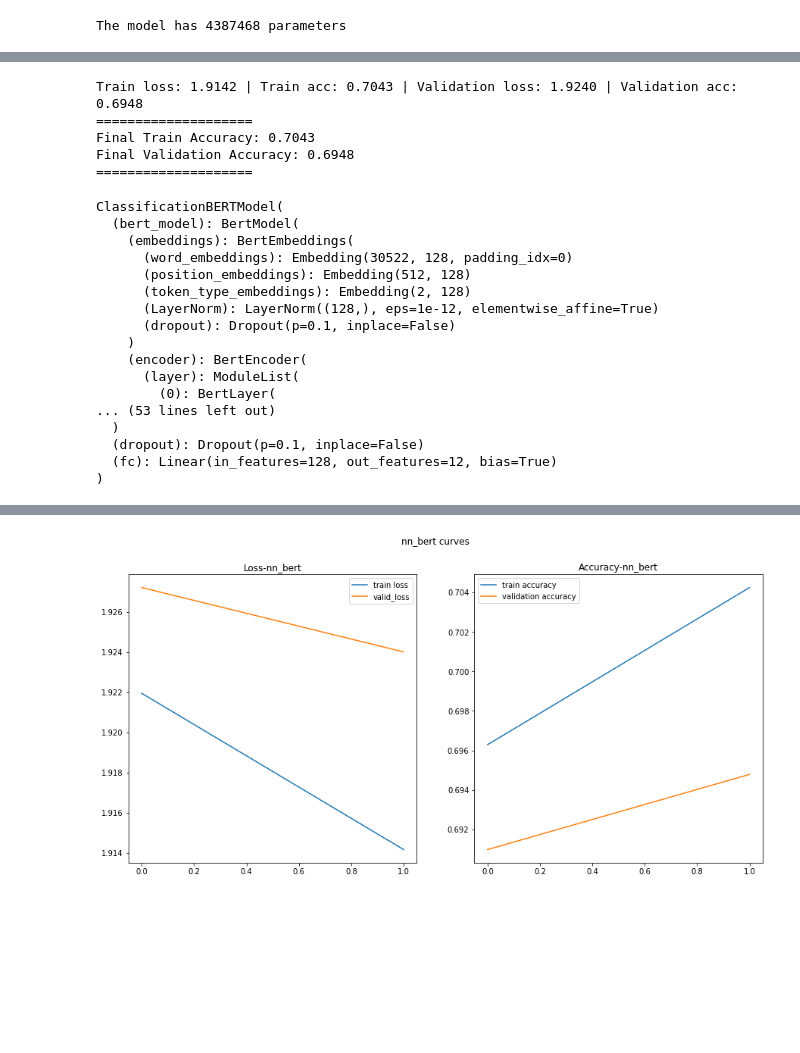
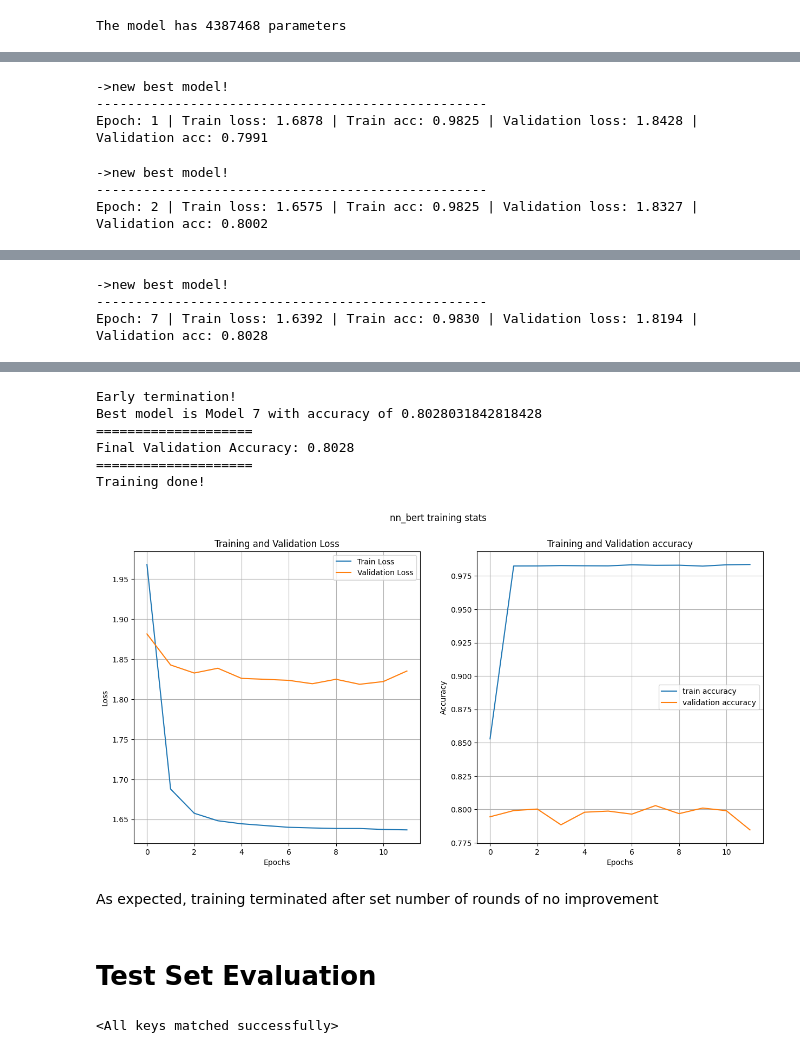
Before and after one commit to ozoin/NLP_Project, a Jupyter notebook: Assignment3.ipynb, the cells around one changed output, grey strips where cells are left out. Cells and saved outputs as stored; diff of their text form; code cells hidden in the pictures; blank space fills up the shorter version.

Commit message:
All done

```diff
--- a/Assignment3.ipynb
+++ b/Assignment3.ipynb
@@ -595,0 +614,2 @@ optimizer = torch.optim.Adam(model.parameters(), lr=0.0001)
+# %%
+model_embed.load_state_dict(torch.load('/content/drive/torch_models/nn_emb(30_epochs).pth'))
@@ -595,0 +620,18 @@ optimizer = torch.optim.Adam(model.parameters(), lr=0.0001)
+# %%
+def embed_predict(embedding, sent_len):
+  model_embed.eval()
+  with torch.inference_mode():
+    probs = model_embed(embedding.to(device), sent_len.to(device))
+    return torch.argmax(probs).detach().cpu().numpy()
+# %%
+y_test_embed = []
+y_val_embed = []
+
+
+for s in test_dataset:
+  x, y, sent_len = s
+  y_test_embed.append(embed_predict(x.unsqueeze(0), sent_len.unsqueeze(0)))
+
+for s in valid_dataset:
+  x, y, sent_len = s
+  y_val_embed.append(embed_predict(x.unsqueeze(0), sent_len.unsqueeze(0)))
@@ -715,7 +783,6 @@ class ClassificationBERTModel(nn.Module):
 
         super(ClassificationBERTModel, self).__init__()
         self.bert_model = bert_model
-        self.dropout = nn.Dropout(0.1)
         self.fc = nn.Linear(self.bert_model.config.hidden_size, num_classes)
 
     def forward(self, input_ids, attention_mask):
@@ -797,7 +864,9 @@ print(f'The model has {num_params} parameters')
 # %% [output]
 The model has 4387468 parameters
 # %%
+from torch.optim import AdamW
+optimizer = AdamW(bert_model_torch.parameters(), lr=0.0001)
 criterion = nn.CrossEntropyLoss()
-optimizer = torch.optim.Adam(bert_model_torch.parameters(), lr=0.0001)
-train_validate_save(result_embed,bert_model_torch,bert_train_loader,bert_valid_loader,optimizer,criterion,'nn_bert',epochs=2,save=True)
+train_validate_save(bert_model_torch,bert_train_loader,bert_valid_loader,
+                    optimizer,criterion,'nn_bert',epochs=15, patience=5, every_n_epochs=1)
 # %% [output]
@@ -805,22 +876,6 @@ Train loss: 1.9220 | Train acc: 0.6963 | Validation loss: 1.9272 | Validation ac
-Train loss: 1.9142 | Train acc: 0.7043 | Validation loss: 1.9240 | Validation acc: 0.6948
-====================
-Final Train Accuracy: 0.7043
-Final Validation Accuracy: 0.6948
-====================
+->new best model!
+--------------------------------------------------
+Epoch: 1 | Train loss: 1.6878 | Train acc: 0.9825 | Validation loss: 1.8428 | Validation acc: 0.7991
-ClassificationBERTModel(
-  (bert_model): BertModel(
-    (embeddings): BertEmbeddings(
-      (word_embeddings): Embedding(30522, 128, padding_idx=0)
-      (position_embeddings): Embedding(512, 128)
-      (token_type_embeddings): Embedding(2, 128)
-      (LayerNorm): LayerNorm((128,), eps=1e-12, elementwise_affine=True)
-      (dropout): Dropout(p=0.1, inplace=False)
-    )
-    (encoder): BertEncoder(
-      (layer): ModuleList(
-        (0): BertLayer(
-... (53 lines left out)
-  )
-  (dropout): Dropout(p=0.1, inplace=False)
-  (fc): Linear(in_features=128, out_features=12, bias=True)
-)
+->new best model!
+--------------------------------------------------
+Epoch: 2 | Train loss: 1.6575 | Train acc: 0.9825 | Validation loss: 1.8327 | Validation acc: 0.8002
@@ -826,0 +886,3 @@ ClassificationBERTModel(
+->new best model!
+--------------------------------------------------
+Epoch: 7 | Train loss: 1.6392 | Train acc: 0.9830 | Validation loss: 1.8194 | Validation acc: 0.8028
@@ -827 +893,15 @@ ClassificationBERTModel(
+Early termination!
+Best model is Model 7 with accuracy of 0.8028031842818428
+====================
+Final Validation Accuracy: 0.8028
+====================
+Training done!
-[figure, old version]
+[figure, new version]
+# %% [markdown]
+As expected, training terminated after set number of rounds of no improvement
+# %% [markdown]
+# Test Set Evaluation
+# %%
+bert_model_torch.load_state_dict(torch.load('/content/drive/MyDrive/torch_models/nn_bert(15_epochs).pth'))
+# %% [output]
+<All keys matched successfully>
```
Also changed, not shown: parts of 31 cells of this notebook.
